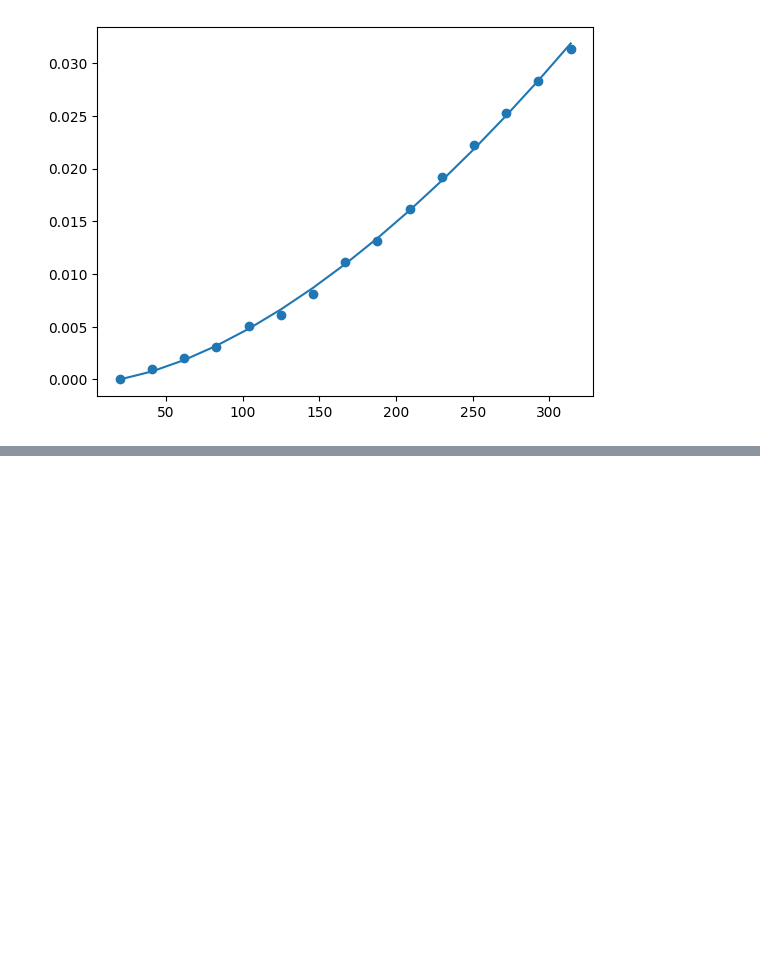
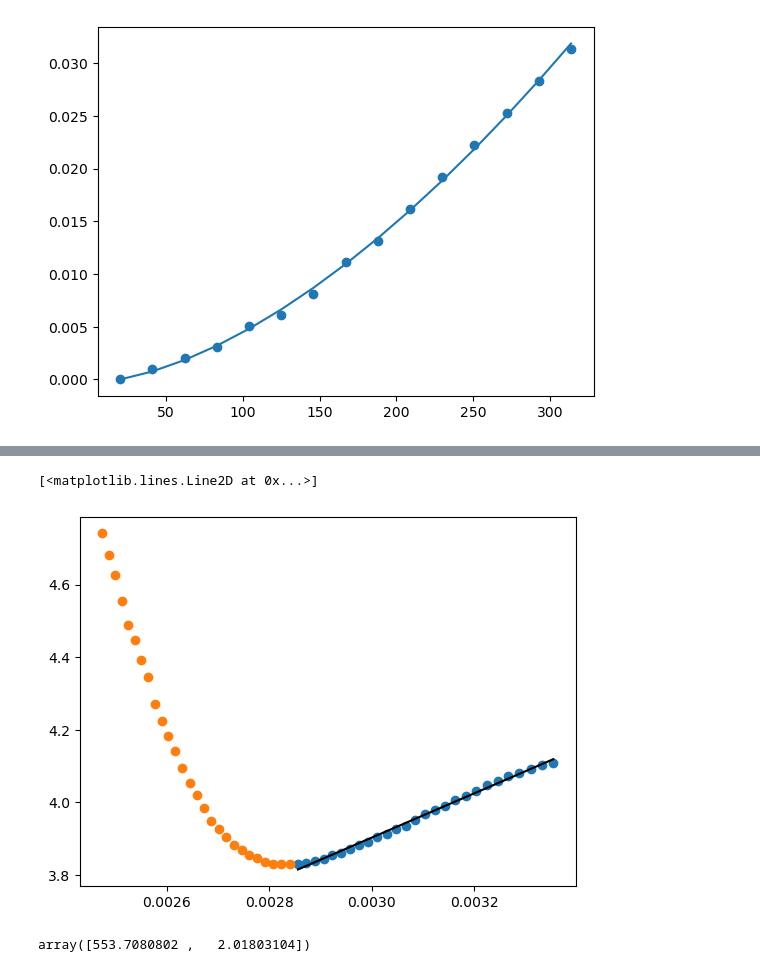
Before and after one commit to QuantumPower4/LabIntermedio2024-2, a Jupyter notebook: Efecto Hall/EfectoHall.ipynb, the cells around one changed output, grey strips where cells are left out. Saved outputs shown, nothing was run; the diff lists cells and outputs as text; code cells hidden in the pictures; blank space fills up the shorter version.

```diff
--- a/Efecto Hall/EfectoHall.ipynb
+++ b/Efecto Hall/EfectoHall.ipynb
@@ -622,0 +678,24 @@ plt.plot(Bz1, PowerLaw(Bz1,*poptp))
+# %%
+#Actividad 4
+#4.1 p-Ge
+
+temp1p = np.array([25, 27, 29, 31, 33, 35, 37, 39, 41, 43,
+                45, 47, 49, 51, 53, 55, 57, 59, 61, 63,
+                65, 67, 69, 71, 73, 75, 77, 79, 81, 83,
+                85, 87, 89, 91, 93, 95, 97, 99, 101, 103,
+                105, 107, 109, 111, 113, 115, 117, 119, 121,
+                123, 125, 127, 129, 131]) + 273.15
+
+VL1p = np.array([0.986, 0.990, 1.001, 1.013, 1.022, 1.037,
+             1.048, 1.066, 1.078, 1.090, 1.109, 1.121,
+             1.133, 1.152, 1.174, 1.182, 1.199, 1.210,
+             1.225, 1.235, 1.249, 1.262, 1.270, 1.283,
+             1.290, 1.297, 1.301, 1.303, 1.303, 1.300,
+             1.294, 1.280, 1.270, 1.253, 1.234, 1.207,
+             1.183, 1.157, 1.117, 1.076, 1.041, 1.000,
+             0.954, 0.915, 0.878, 0.837, 0.777, 0.743,
+             0.703, 0.674, 0.631, 0.588, 0.556, 0.524])
+
+R1p = VL1p / (30*1e-3)
+
+log_sigma_T1p = np.log(l/(R1p*At))
@@ -622,0 +711,7 @@ plt.plot(Bz1, PowerLaw(Bz1,*poptp))
+# %%
+plt.scatter(1/temp1p[:np.argmax(VL1p)],log_sigma_T1p[:np.argmax(VL1p)])
+plt.scatter(1/temp1p[np.argmax(VL1p):],log_sigma_T1p[np.argmax(VL1p):])
+plt.plot(1/temp1p[:np.argmax(VL1p)], linear_function(1/temp1p[:np.argmax(VL1p)],*popt_fermip1),color="black")
+# %% [output]
+[<matplotlib.lines.Line2D at 0x...>]
+[figure, added]
@@ -622,0 +735,5 @@ plt.plot(Bz1, PowerLaw(Bz1,*poptp))
+# %%
+popt_fermin1, pcov_fermin1 = curve_fit(linear_function, 1/temp1n[:np.argmax(VL1n)], log_sigma_T1n[:np.argmax(VL1n)])
+popt_fermin1
+# %% [output]
+array([553.7080802 ,   2.01803104])
```
Also changed, not shown: parts of 14 cells of this notebook.
